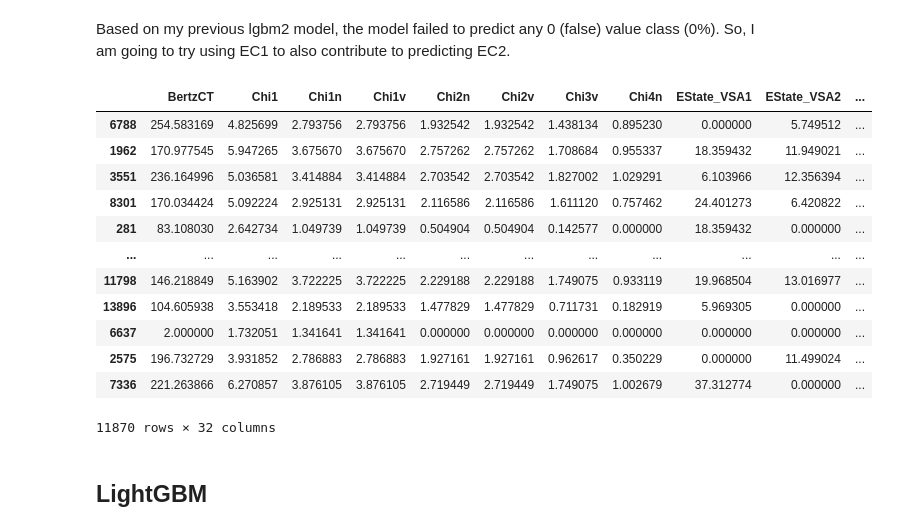
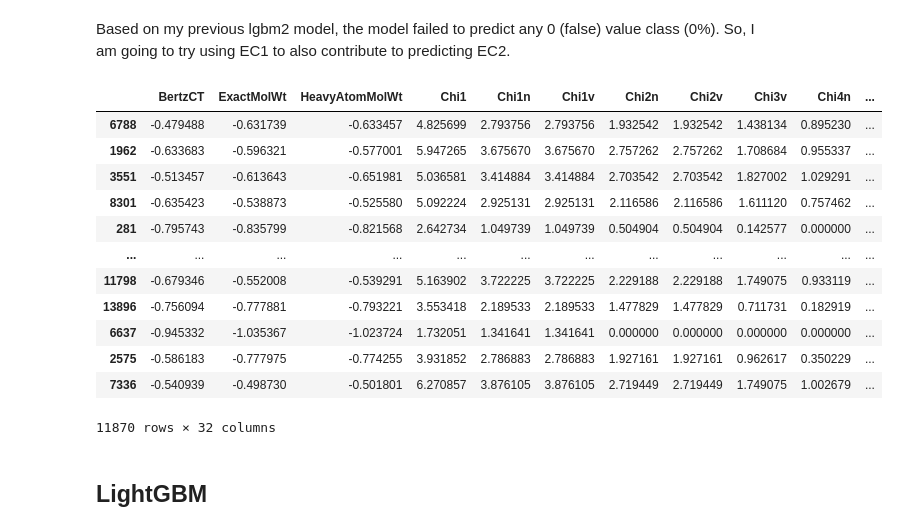
Before and after one commit to BrianLoe/kaggle_competition, a Jupyter notebook: playground2/playground2.ipynb, the cells around one changed output. Cells and saved outputs as stored; diff of their text form; code cells hidden in the pictures.

```diff
--- a/playground2/playground2.ipynb
+++ b/playground2/playground2.ipynb
@@ -191,3 +211,5 @@ sliced_df
+# %%
+high_value_cols = ['BertzCT', 'ExactMolWt', 'HeavyAtomMolWt']
 # %% [markdown]
 # Splitting features and target variable
 # %%
@@ -909,33 +1028,36 @@ Based on my previous lgbm2 model, the model failed to predict any 0 (false) valu
 # %%
 X = train_data.drop(['id','EC2', 'EC3', 'EC4', 'EC5', 'EC6'], axis=1)
 y = train_data['EC2']
 
 X_train, X_val, y_train, y_val = train_test_split(X,y, test_size=.2, random_state=2)
+cols_not = [i for i in X_train.columns if i not in high_value_cols]
+scaler = StandardScaler()
 
-# scaler = StandardScaler()
-
-# X_train_num_f=pd.DataFrame(scaler.fit_transform(X_train[X_train.columns[:31]]),index=X_train.index,columns=X_train.columns[:31])
-# X_val_num_f=pd.DataFrame(scaler.fit_transform(X_val[X_val.columns[:31]]),index=X_val.index,columns=X_val.columns[:31])
+train_sc=pd.DataFrame(scaler.fit_transform(X_train[high_value_cols]),index=X_train.index,columns=high_value_cols)
+val_sc=pd.DataFrame(scaler.fit_transform(X_val[high_value_cols]),index=X_val.index,columns=high_value_cols)
 
 # scaler = MinMaxScaler()
 
-# X_train = pd.concat([X_train_num_f, X_train[X_train.columns[-1:]]], axis=1)
-# X_val = pd.concat([X_val_num_f, X_val[X_val.columns[-1:]]], axis=1)
+# X_train=pd.DataFrame(scaler.fit_transform(X_train),index=X_train.index,columns=X_train.columns)
+# X_val=pd.DataFrame(scaler.fit_transform(X_val),index=X_val.index,columns=X_val.columns)
+
+X_train = pd.concat([train_sc, X_train[cols_not]], axis=1)
+X_val = pd.concat([val_sc, X_val[cols_not]], axis=1)
 
 X_train
 # %% [output]
-|  | BertzCT | Chi1 | Chi1n | Chi1v | Chi2n | Chi2v | Chi3v | Chi4n | EState_VSA1 | EState_VSA2 | ... |
-| 6788 | 254.583169 | 4.825699 | 2.793756 | 2.793756 | 1.932542 | 1.932542 | 1.438134 | 0.895230 | 0.000000 | 5.749512 | ... |
-| 1962 | 170.977545 | 5.947265 | 3.675670 | 3.675670 | 2.757262 | 2.757262 | 1.708684 | 0.955337 | 18.359432 | 11.949021 | ... |
-| 3551 | 236.164996 | 5.036581 | 3.414884 | 3.414884 | 2.703542 | 2.703542 | 1.827002 | 1.029291 | 6.103966 | 12.356394 | ... |
-| 8301 | 170.034424 | 5.092224 | 2.925131 | 2.925131 | 2.116586 | 2.116586 | 1.611120 | 0.757462 | 24.401273 | 6.420822 | ... |
-| 281 | 83.108030 | 2.642734 | 1.049739 | 1.049739 | 0.504904 | 0.504904 | 0.142577 | 0.000000 | 18.359432 | 0.000000 | ... |
+|  | BertzCT | ExactMolWt | HeavyAtomMolWt | Chi1 | Chi1n | Chi1v | Chi2n | Chi2v | Chi3v | Chi4n | ... |
+| 6788 | -0.479488 | -0.631739 | -0.633457 | 4.825699 | 2.793756 | 2.793756 | 1.932542 | 1.932542 | 1.438134 | 0.895230 | ... |
+| 1962 | -0.633683 | -0.596321 | -0.577001 | 5.947265 | 3.675670 | 3.675670 | 2.757262 | 2.757262 | 1.708684 | 0.955337 | ... |
+| 3551 | -0.513457 | -0.613643 | -0.651981 | 5.036581 | 3.414884 | 3.414884 | 2.703542 | 2.703542 | 1.827002 | 1.029291 | ... |
+| 8301 | -0.635423 | -0.538873 | -0.525580 | 5.092224 | 2.925131 | 2.925131 | 2.116586 | 2.116586 | 1.611120 | 0.757462 | ... |
+| 281 | -0.795743 | -0.835799 | -0.821568 | 2.642734 | 1.049739 | 1.049739 | 0.504904 | 0.504904 | 0.142577 | 0.000000 | ... |
 | ... | ... | ... | ... | ... | ... | ... | ... | ... | ... | ... | ... |
-| 11798 | 146.218849 | 5.163902 | 3.722225 | 3.722225 | 2.229188 | 2.229188 | 1.749075 | 0.933119 | 19.968504 | 13.016977 | ... |
-| 13896 | 104.605938 | 3.553418 | 2.189533 | 2.189533 | 1.477829 | 1.477829 | 0.711731 | 0.182919 | 5.969305 | 0.000000 | ... |
-| 6637 | 2.000000 | 1.732051 | 1.341641 | 1.341641 | 0.000000 | 0.000000 | 0.000000 | 0.000000 | 0.000000 | 0.000000 | ... |
-| 2575 | 196.732729 | 3.931852 | 2.786883 | 2.786883 | 1.927161 | 1.927161 | 0.962617 | 0.350229 | 0.000000 | 11.499024 | ... |
-| 7336 | 221.263866 | 6.270857 | 3.876105 | 3.876105 | 2.719449 | 2.719449 | 1.749075 | 1.002679 | 37.312774 | 0.000000 | ... |
+| 11798 | -0.679346 | -0.552008 | -0.539291 | 5.163902 | 3.722225 | 3.722225 | 2.229188 | 2.229188 | 1.749075 | 0.933119 | ... |
+| 13896 | -0.756094 | -0.777881 | -0.793221 | 3.553418 | 2.189533 | 2.189533 | 1.477829 | 1.477829 | 0.711731 | 0.182919 | ... |
+| 6637 | -0.945332 | -1.035367 | -1.023724 | 1.732051 | 1.341641 | 1.341641 | 0.000000 | 0.000000 | 0.000000 | 0.000000 | ... |
+| 2575 | -0.586183 | -0.777975 | -0.774255 | 3.931852 | 2.786883 | 2.786883 | 1.927161 | 1.927161 | 0.962617 | 0.350229 | ... |
+| 7336 | -0.540939 | -0.498730 | -0.501801 | 6.270857 | 3.876105 | 3.876105 | 2.719449 | 2.719449 | 1.749075 | 1.002679 | ... |
 11870 rows × 32 columns
 # %% [markdown]
 ## LightGBM
```
Also changed, not shown: parts of 52 cells of this notebook.
